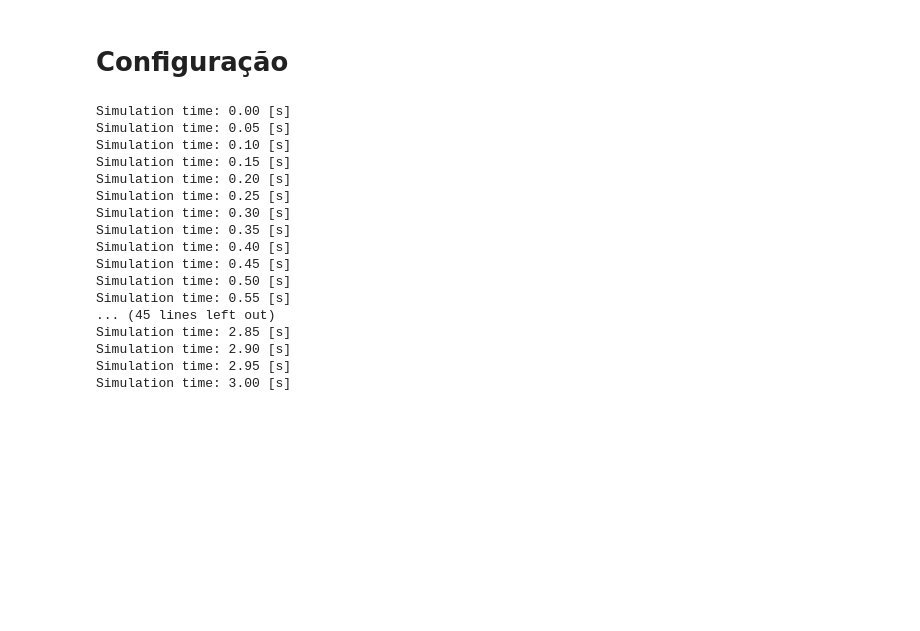
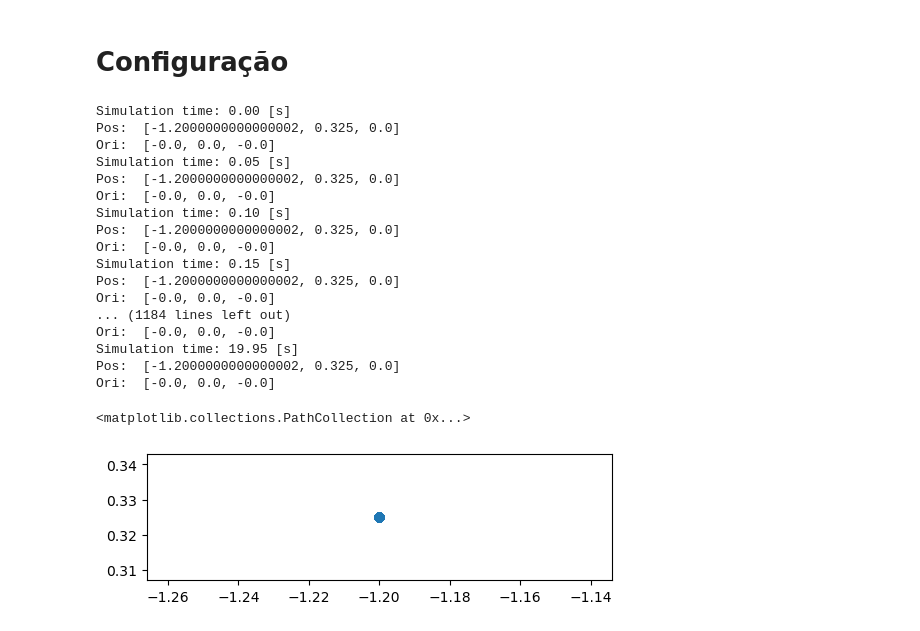
Before and after one commit to BuxGuerra/roboticaMovel, a Jupyter notebook: TP1/notebooks/teste1.ipynb, the cells around one changed output. Saved outputs shown, nothing was run; the diff lists cells and outputs as text; code cells hidden in the pictures; blank space fills up the shorter version.

```diff
--- a/TP1/notebooks/teste1.ipynb
+++ b/TP1/notebooks/teste1.ipynb
@@ -5,30 +7,57 @@ from coppeliasim_zmqremoteapi_client import RemoteAPIClient
 # %%
 client = RemoteAPIClient()
 sim = client.require('sim')
-
 sim.setStepping(True)
 
+# Parar a simulação se estiver executando
+initial_sim_state = sim.getSimulationState()
+if initial_sim_state != 0:
+    sim.stopSimulation()
+    time.sleep(1)
+
+objectPath = '/Bill'
+objectHandle = sim.getObject(objectPath)
+
+hist = []
+
 sim.startSimulation()
-while (t := sim.getSimulationTime()) < 5:
+while (t := sim.getSimulationTime()) < 20:
     print(f'Simulation time: {t:.2f} [s]')
+
+    position = sim.getObjectPosition(objectHandle, sim.handle_world)
+    print('Pos: ', position)
+
+    orientation = sim.getObjectOrientation(objectHandle, sim.handle_world)
+    print('Ori: ', orientation)
+
+    hist.append([position[0], position[1]])
+
     sim.step()
 
 sim.stopSimulation()
+
+fig = plt.figure(figsize=(6,6), dpi=100)
+ax = fig.add_subplot(111, aspect='equal')
+
+x, y = zip(*hist)
+ax.scatter(x, y)
 # %% [output]
 Simulation time: 0.00 [s]
+Pos:  [-1.2000000000000002, 0.325, 0.0]
+Ori:  [-0.0, 0.0, -0.0]
 Simulation time: 0.05 [s]
+Pos:  [-1.2000000000000002, 0.325, 0.0]
+Ori:  [-0.0, 0.0, -0.0]
 Simulation time: 0.10 [s]
+Pos:  [-1.2000000000000002, 0.325, 0.0]
+Ori:  [-0.0, 0.0, -0.0]
 Simulation time: 0.15 [s]
-Simulation time: 0.20 [s]
-Simulation time: 0.25 [s]
-Simulation time: 0.30 [s]
-Simulation time: 0.35 [s]
-Simulation time: 0.40 [s]
-Simulation time: 0.45 [s]
-Simulation time: 0.50 [s]
-Simulation time: 0.55 [s]
-... (45 lines left out)
-Simulation time: 2.85 [s]
-Simulation time: 2.90 [s]
-Simulation time: 2.95 [s]
-Simulation time: 3.00 [s]
+Pos:  [-1.2000000000000002, 0.325, 0.0]
+Ori:  [-0.0, 0.0, -0.0]
+... (1184 lines left out)
+Ori:  [-0.0, 0.0, -0.0]
+Simulation time: 19.95 [s]
+Pos:  [-1.2000000000000002, 0.325, 0.0]
+Ori:  [-0.0, 0.0, -0.0]
+<matplotlib.collections.PathCollection at 0x...>
+[figure, added]
```
Also changed, not shown: parts of 1 cell of this notebook, 2 other files.
